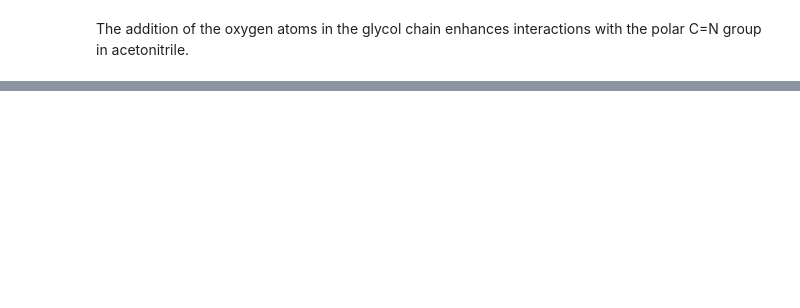
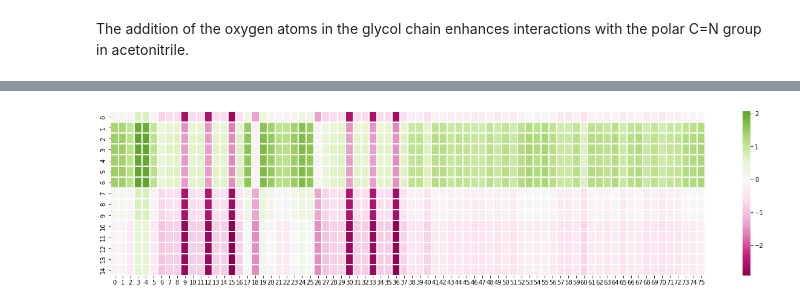
Before and after one commit to lowkc/solv_gnn, a Jupyter notebook: example_prediction_and_interaction_maps.ipynb, the cells around one changed output, grey strips where cells are left out. Cells and saved outputs as stored; diff of their text form; code cells hidden in the pictures; blank space fills up the shorter version.

```diff
--- a/example_prediction_and_interaction_maps.ipynb
+++ b/example_prediction_and_interaction_maps.ipynb
@@ -124,0 +133,3 @@ The addition of the oxygen atoms in the glycol chain enhances interactions with
+# %%
+weights_daaq_4 = torch.matmul(solv_w[-1], solu_w[-1].t()).cpu().numpy()
+A_daaq_4 = (weights_daaq_4 - np.mean(weights_daaq_4)) / np.std(weights_daaq_4)
@@ -124,0 +154,6 @@ The addition of the oxygen atoms in the glycol chain enhances interactions with
+# %%
+plt.figure(figsize=(22,5))
+sns.heatmap(A_daaq_4, annot=False, fmt='.1f', linewidths=0.4, cmap='PiYG', center=0)
+plt.show()
+# %% [output]
+[figure, added]
```
Also changed, not shown: parts of 32 cells of this notebook.
